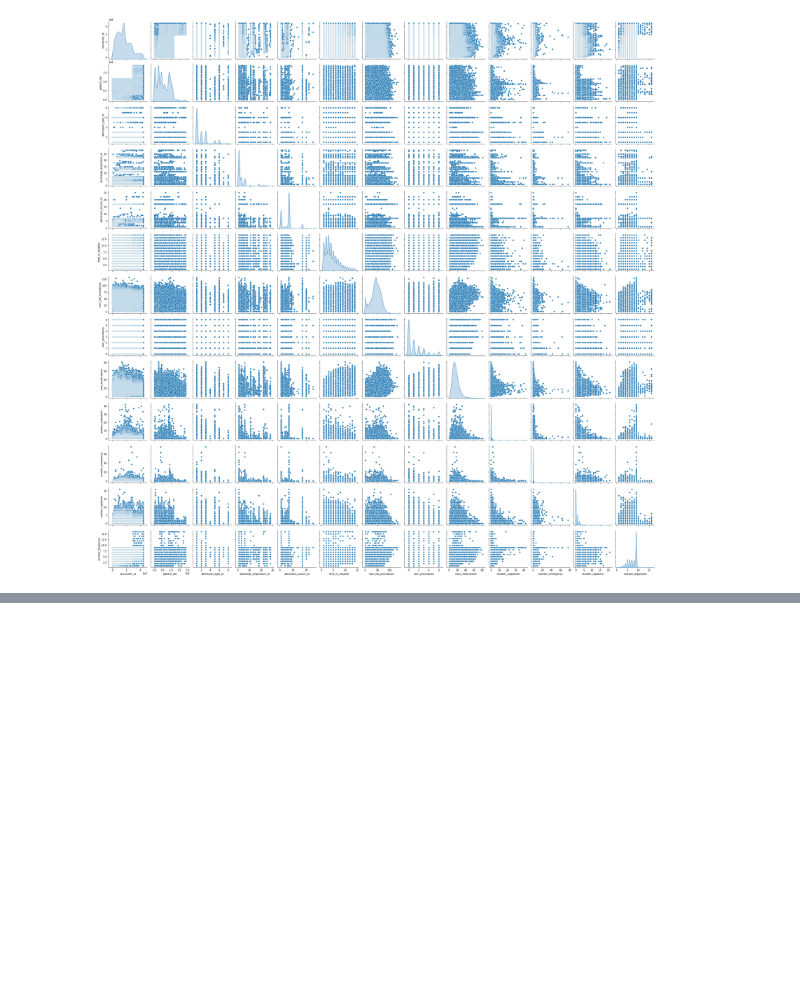
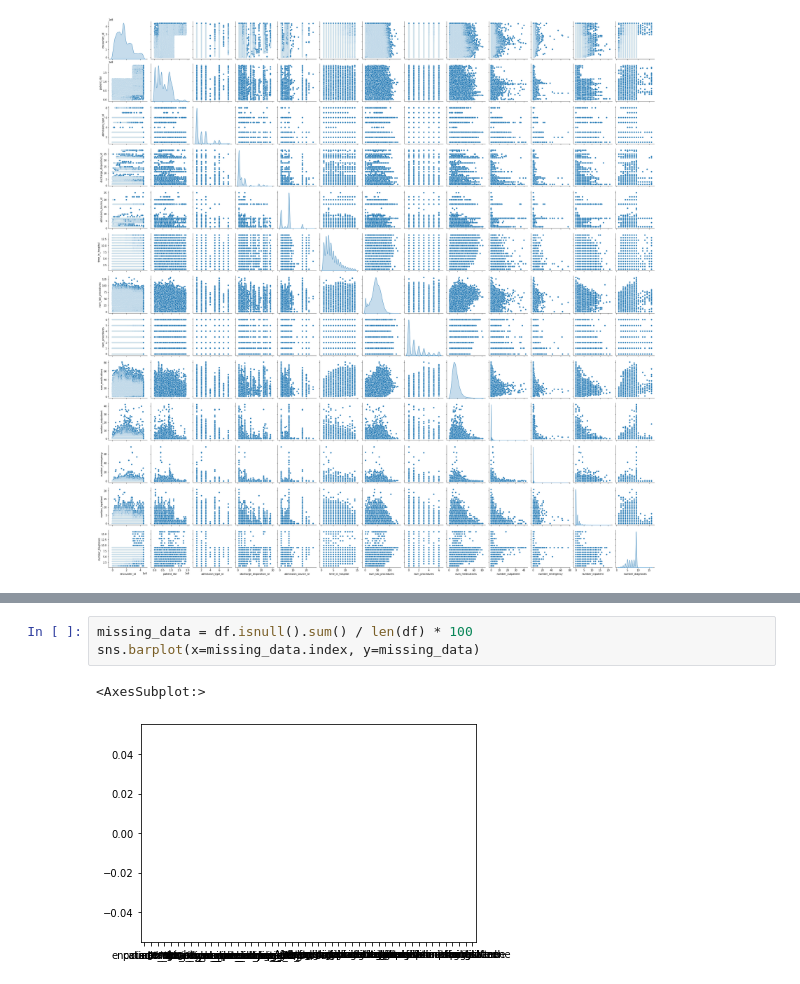
Before and after one commit to ranga-godhandaraman/diabeties-readmission, a Jupyter notebook: Group-7 Capstone Project.ipynb, the cells around one changed output, grey strips where cells are left out. Drawn from its saved outputs; the diff is of its cells as text; blank space fills up the shorter version.

```diff
--- a/Group-7 Capstone Project.ipynb
+++ b/Group-7 Capstone Project.ipynb
@@ -206,0 +306,6 @@ sns.pairplot(df,diag_kind='kde')
+# %%
+missing_data = df.isnull().sum() / len(df) * 100
+sns.barplot(x=missing_data.index, y=missing_data)
+# %% [output]
+<AxesSubplot:>
+[figure, added]
```
Also changed, not shown: parts of 24 cells of this notebook.
